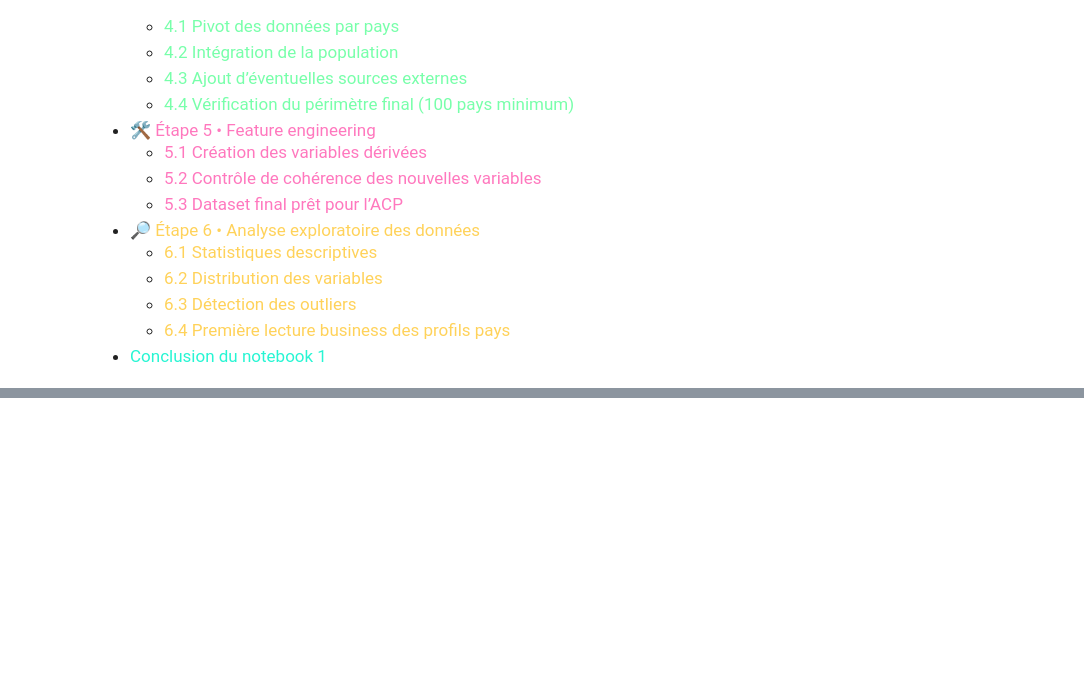
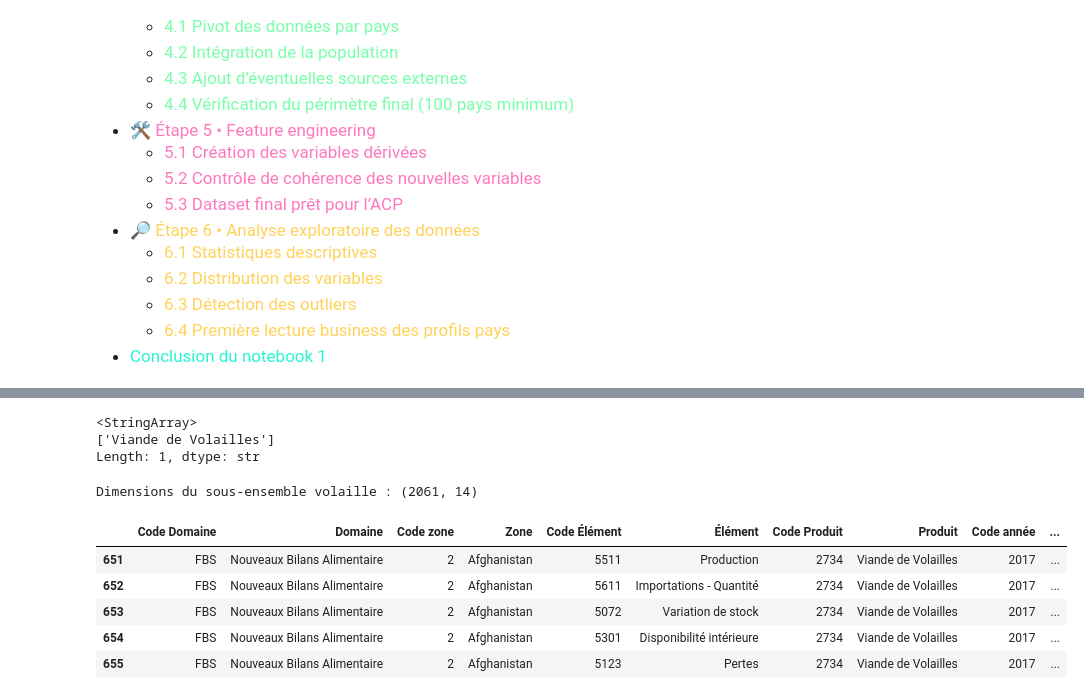
Before and after one commit to Stephane-OC/la-poule-qui-chante-market-study, a Jupyter notebook: preparation_nettoyage_EDA.ipynb, the cells around one changed output, grey strips where cells are left out. Saved outputs shown, nothing was run; the diff lists cells and outputs as text; code cells hidden in the pictures; blank space fills up the shorter version.

```diff
--- a/preparation_nettoyage_EDA.ipynb
+++ b/preparation_nettoyage_EDA.ipynb
@@ -413,0 +1032,25 @@ Le dataset produit ici sera ensuite utilisé dans un second notebook dédié à
+# %%
+# Identification des produits liés à la volaille
+produits_volaille = dispo[
+    dispo["Produit"].str.contains("volaille|poulet|viande de volailles", case=False, na=False)
+]["Produit"].unique()
+
+produits_volaille
+# %% [output]
+<StringArray>
+['Viande de Volailles']
+Length: 1, dtype: str
+# %%
+# Filtrage des données liées à la viande de volailles
+volaille = dispo[dispo["Produit"] == "Viande de Volailles"].copy()
+
+print("Dimensions du sous-ensemble volaille :", volaille.shape)
+volaille.head()
+# %% [output]
+Dimensions du sous-ensemble volaille : (2061, 14)
+|  | Code Domaine | Domaine | Code zone | Zone | Code Élément | Élément | Code Produit | Produit | Code année | ... |
+| 651 | FBS | Nouveaux Bilans Alimentaire | 2 | Afghanistan | 5511 | Production | 2734 | Viande de Volailles | 2017 | ... |
+| 652 | FBS | Nouveaux Bilans Alimentaire | 2 | Afghanistan | 5611 | Importations - Quantité | 2734 | Viande de Volailles | 2017 | ... |
+| 653 | FBS | Nouveaux Bilans Alimentaire | 2 | Afghanistan | 5072 | Variation de stock | 2734 | Viande de Volailles | 2017 | ... |
+| 654 | FBS | Nouveaux Bilans Alimentaire | 2 | Afghanistan | 5301 | Disponibilité intérieure | 2734 | Viande de Volailles | 2017 | ... |
+| 655 | FBS | Nouveaux Bilans Alimentaire | 2 | Afghanistan | 5123 | Pertes | 2734 | Viande de Volailles | 2017 | ... |
```
Also changed, not shown: parts of 58 cells of this notebook, 1 other file.
